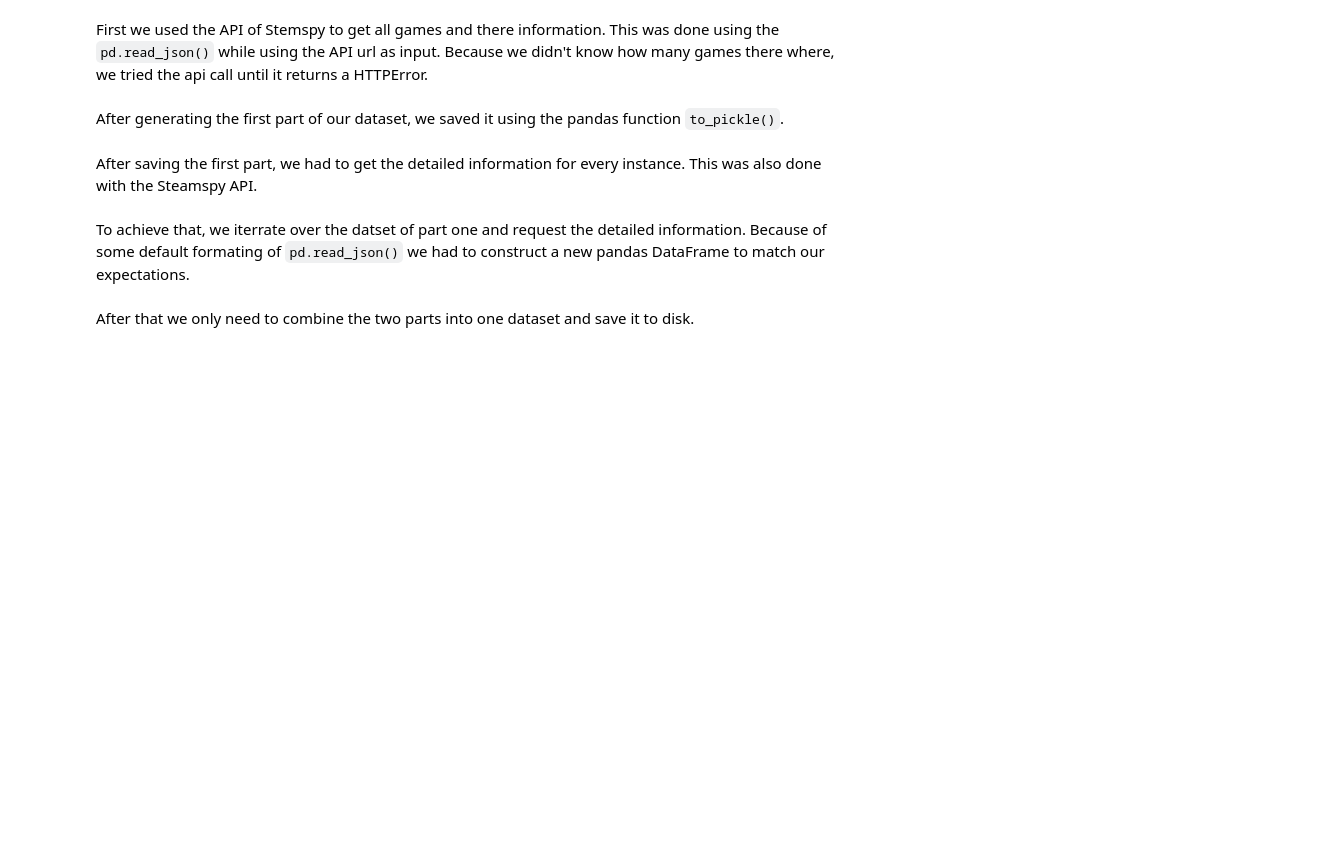
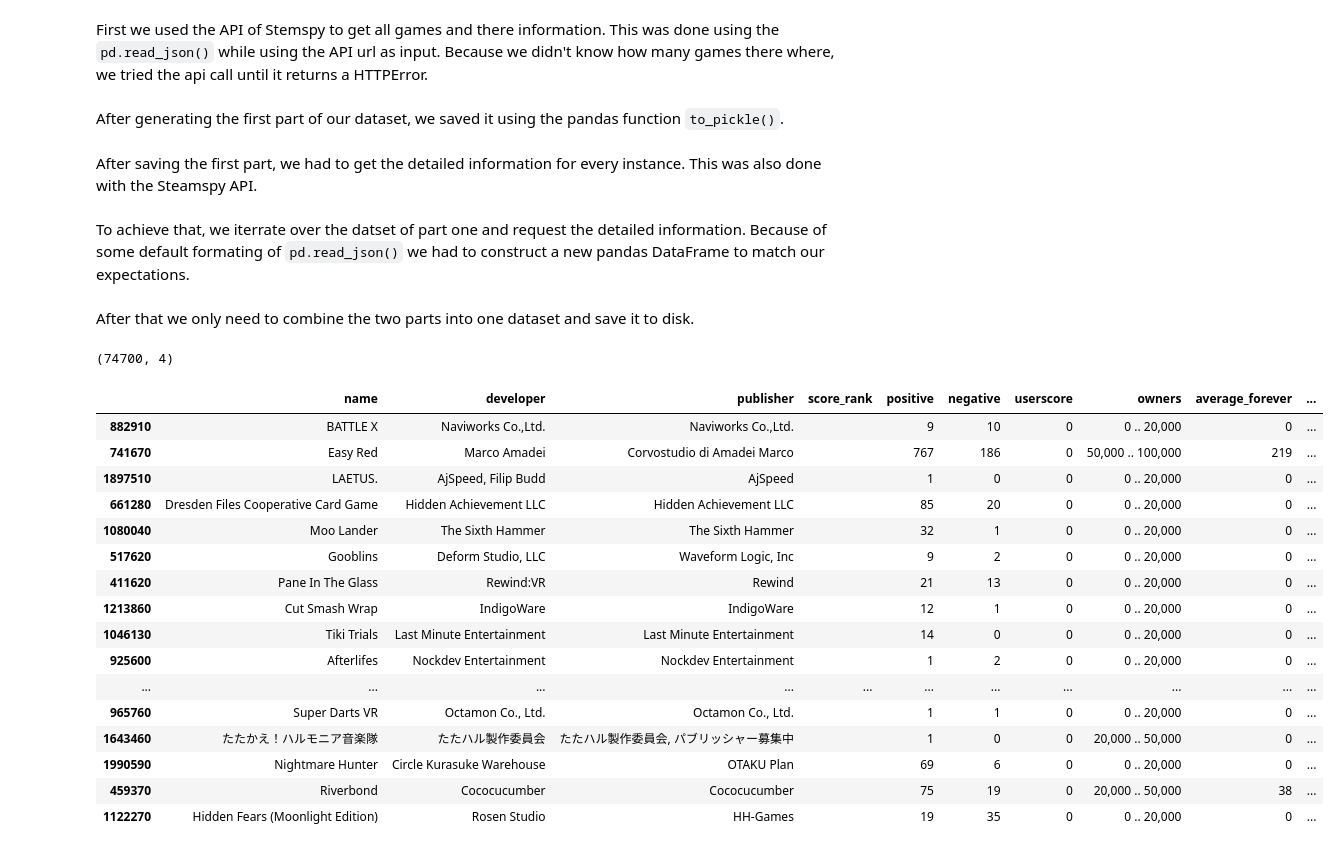
Before and after one commit to csaw3616/DAE-Project, a Jupyter notebook: Dataset/dataset_creation.ipynb, the cells around one changed output. Cells and saved outputs as stored; diff of their text form; code cells hidden in the pictures; blank space fills up the shorter version.

```diff
--- a/Dataset/dataset_creation.ipynb
+++ b/Dataset/dataset_creation.ipynb
@@ -58,6 +52,32 @@ df_detailed = pd.concat(ls, axis=0, ignore_index=False)
 # %% [markdown]
 After that we only need to combine the two parts into one dataset and save it to disk.
 # %%
-df_complete = pd.merge(df,df_detailed, left_index=True, right_index=True)
+df_detailed = pd.read_pickle("detailed.pkl")
+print(df_detailed.shape)
+df_detailed = df_detailed[~df_detailed.index.duplicated(keep='first')]
+
+df_complete = pd.merge(df.set_index('appid'),df_detailed, left_index=True, right_index=True)
 
 df_complete.to_pickle("complete_df_steam.pkl")
+# %% [output]
+(74700, 4)
+# %%
+df_complete.sample(20, random_state=1)
+# %% [output]
+|  | name | developer | publisher | score_rank | positive | negative | userscore | owners | average_forever | ... |
+| 882910 | BATTLE X | Naviworks Co.,Ltd. | Naviworks Co.,Ltd. |  | 9 | 10 | 0 | 0 .. 20,000 | 0 | ... |
+| 741670 | Easy Red | Marco Amadei | Corvostudio di Amadei Marco |  | 767 | 186 | 0 | 50,000 .. 100,000 | 219 | ... |
+| 1897510 | LAETUS. | AjSpeed, Filip Budd | AjSpeed |  | 1 | 0 | 0 | 0 .. 20,000 | 0 | ... |
+| 661280 | Dresden Files Cooperative Card Game | Hidden Achievement LLC | Hidden Achievement LLC |  | 85 | 20 | 0 | 0 .. 20,000 | 0 | ... |
+| 1080040 | Moo Lander | The Sixth Hammer | The Sixth Hammer |  | 32 | 1 | 0 | 0 .. 20,000 | 0 | ... |
+| 517620 | Gooblins | Deform Studio, LLC | Waveform Logic, Inc |  | 9 | 2 | 0 | 0 .. 20,000 | 0 | ... |
+| 411620 | Pane In The Glass | Rewind:VR | Rewind |  | 21 | 13 | 0 | 0 .. 20,000 | 0 | ... |
+| 1213860 | Cut Smash Wrap | IndigoWare | IndigoWare |  | 12 | 1 | 0 | 0 .. 20,000 | 0 | ... |
+| 1046130 | Tiki Trials | Last Minute Entertainment | Last Minute Entertainment |  | 14 | 0 | 0 | 0 .. 20,000 | 0 | ... |
+| 925600 | Afterlifes | Nockdev Entertainment | Nockdev Entertainment |  | 1 | 2 | 0 | 0 .. 20,000 | 0 | ... |
+| ... | ... | ... | ... | ... | ... | ... | ... | ... | ... | ... |
+| 965760 | Super Darts VR | Octamon Co., Ltd. | Octamon Co., Ltd. |  | 1 | 1 | 0 | 0 .. 20,000 | 0 | ... |
+| 1643460 | たたかえ！ハルモニア音楽隊 | たたハル製作委員会 | たたハル製作委員会, パブリッシャー募集中 |  | 1 | 0 | 0 | 20,000 .. 50,000 | 0 | ... |
+| 1990590 | Nightmare Hunter | Circle Kurasuke Warehouse | OTAKU Plan |  | 69 | 6 | 0 | 0 .. 20,000 | 0 | ... |
+| 459370 | Riverbond | Cococucumber | Cococucumber |  | 75 | 19 | 0 | 20,000 .. 50,000 | 38 | ... |
+| 1122270 | Hidden Fears (Moonlight Edition) | Rosen Studio | HH-Games |  | 19 | 35 | 0 | 0 .. 20,000 | 0 | ... |
```
Also changed, not shown: parts of 1 cell of this notebook.
